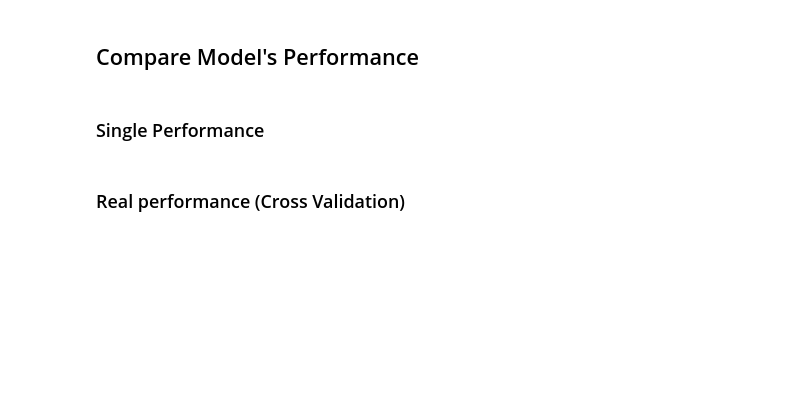
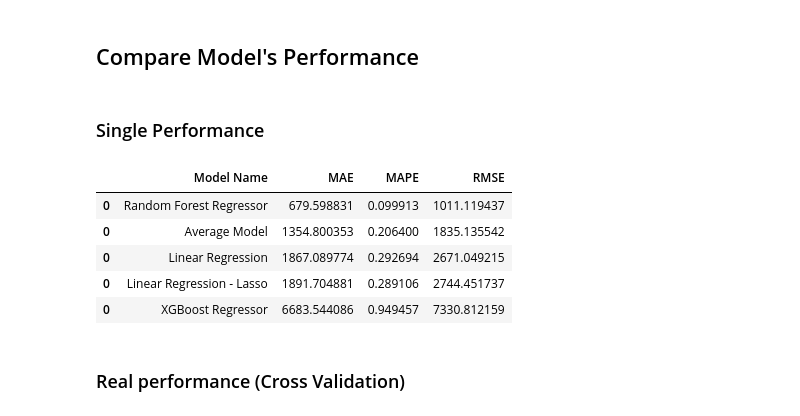
Before and after one commit to TalithaStella/rossmann_project, a Jupyter notebook: rossmann_project_notebook.ipynb, the cells around one changed output. Drawn from its saved outputs; the diff is of its cells as text; code cells hidden in the pictures; blank space fills up the shorter version.

```diff
--- a/rossmann_project_notebook.ipynb
+++ b/rossmann_project_notebook.ipynb
@@ -1077,5 +1163,15 @@ xgb_result
 ## Compare Model's Performance
 # %% [markdown]
 ### Single Performance
+# %%
+modelling_result = pd.concat( [baseline_result, lr_result, lrr_result, rf_result, xgb_result] )
+modelling_result.sort_values( 'RMSE' )
+# %% [output]
+|  | Model Name | MAE | MAPE | RMSE |
+| 0 | Random Forest Regressor | 679.598831 | 0.099913 | 1011.119437 |
+| 0 | Average Model | 1354.800353 | 0.206400 | 1835.135542 |
+| 0 | Linear Regression | 1867.089774 | 0.292694 | 2671.049215 |
+| 0 | Linear Regression - Lasso | 1891.704881 | 0.289106 | 2744.451737 |
+| 0 | XGBoost Regressor | 6683.544086 | 0.949457 | 7330.812159 |
 # %% [markdown]
 ### Real performance (Cross Validation)
```
Also changed, not shown: parts of 15 cells of this notebook, 1 other file.
